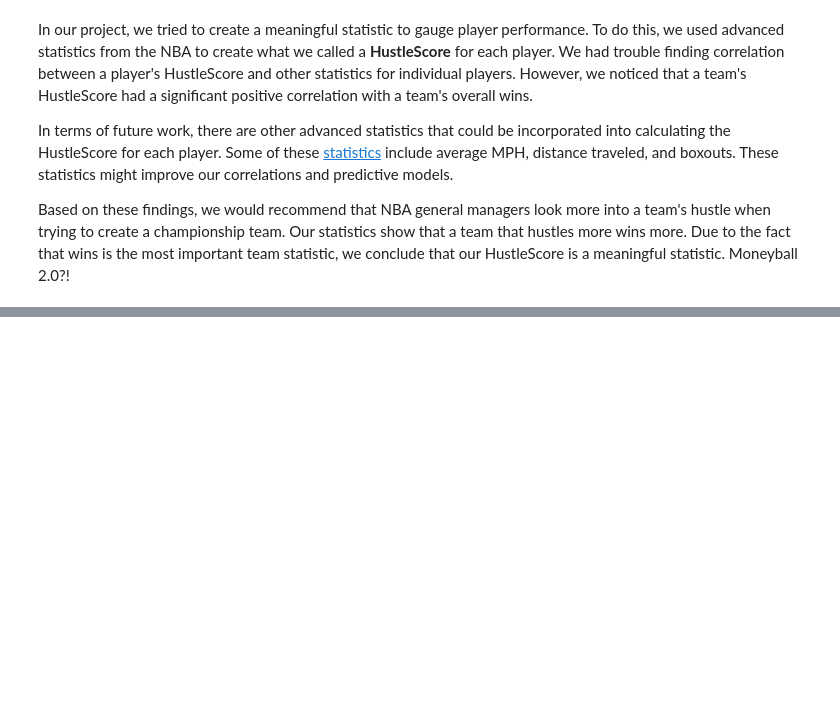
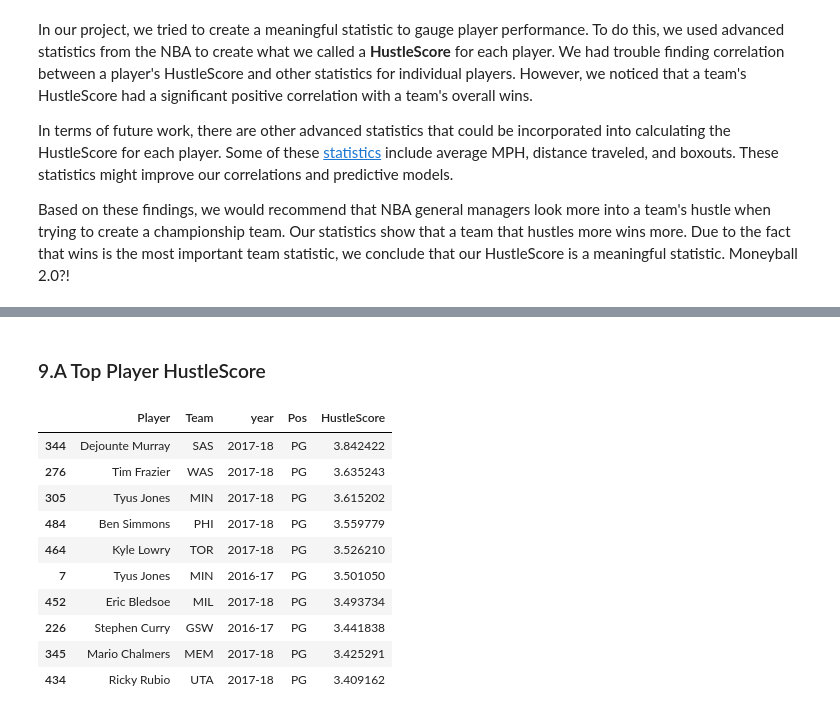
Before and after one commit to yklausner/yklausner.github.io, a Jupyter notebook: Final Project.ipynb, the cells around one changed output, grey strips where cells are left out. Cells and saved outputs as stored; diff of their text form; code cells hidden in the pictures; blank space fills up the shorter version.

```diff
--- a/Final Project.ipynb
+++ b/Final Project.ipynb
@@ -835,0 +834,17 @@ Based on these findings, we would recommend that NBA general managers look more
+# %% [markdown]
+### 9.A Top Player HustleScore
+# %%
+shortenedHustleTable = hustleStats[['Player', 'Team', 'year', 'Pos', 'HustleScore']].sort_values(by=['HustleScore'], ascending=False)
+shortenedHustleTable[shortenedHustleTable['Pos'] == 'PG'].head(10)
+# %% [output]
+|  | Player | Team | year | Pos | HustleScore |
+| 344 | Dejounte Murray | SAS | 2017-18 | PG | 3.842422 |
+| 276 | Tim Frazier | WAS | 2017-18 | PG | 3.635243 |
+| 305 | Tyus Jones | MIN | 2017-18 | PG | 3.615202 |
+| 484 | Ben Simmons | PHI | 2017-18 | PG | 3.559779 |
+| 464 | Kyle Lowry | TOR | 2017-18 | PG | 3.526210 |
+| 7 | Tyus Jones | MIN | 2016-17 | PG | 3.501050 |
+| 452 | Eric Bledsoe | MIL | 2017-18 | PG | 3.493734 |
+| 226 | Stephen Curry | GSW | 2016-17 | PG | 3.441838 |
+| 345 | Mario Chalmers | MEM | 2017-18 | PG | 3.425291 |
+| 434 | Ricky Rubio | UTA | 2017-18 | PG | 3.409162 |
```
Also changed, not shown: parts of 53 cells of this notebook, 1 other file.
